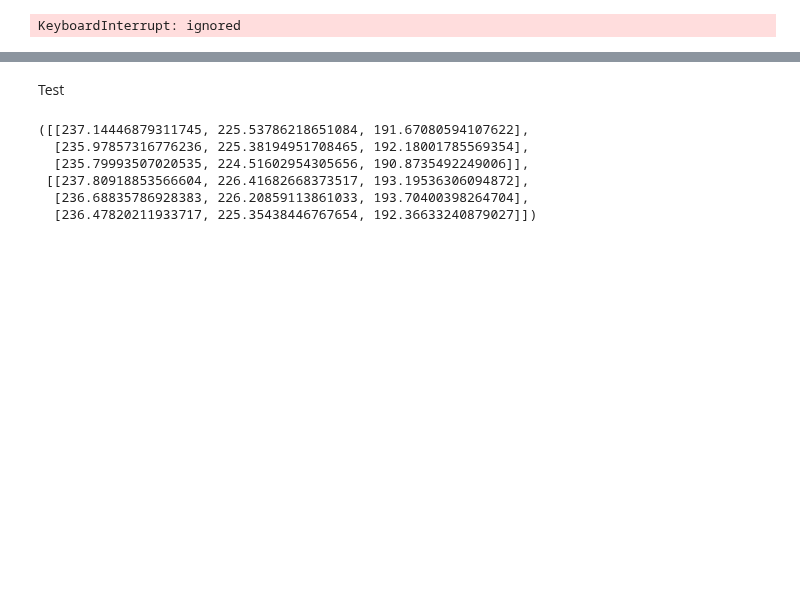
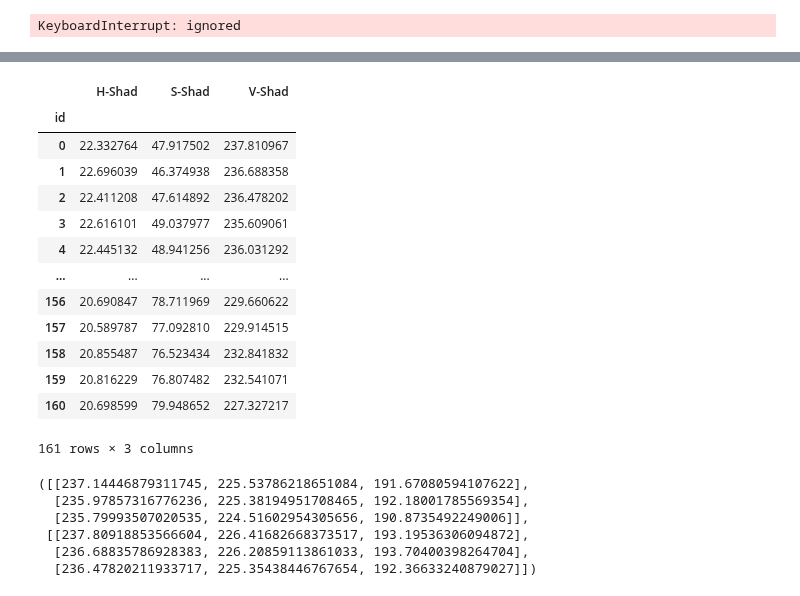
Before and after one commit to waraporn19/Project_2021_matchingcolor, a Jupyter notebook: P1A0.ipynb, the cells around one changed output, grey strips where cells are left out. Cells and saved outputs as stored; diff of their text form; code cells hidden in the pictures; blank space fills up the shorter version.

```diff
--- a/P1A0.ipynb
+++ b/P1A0.ipynb
@@ -270,4 +355,38 @@ S2
+# %%
+list_total22 = list()
+for img in A1_set1['ชื่อไฟล์ข้อมูล']:
+  S1_double = img
+  full_path_to_file2 = os.path.join(S1_double)
+  blob_service_client.get_blob_to_path('shadeimg', full_path_to_file2, full_path_to_file2)
+  imgS1_A1A1_1  = cv2.imread(S1_double) #HSV
+  S1HSV_imgA1A1_1= cv2.cvtColor(imgS1_A1A1_1, cv2.COLOR_BGR2HSV)
+  S1meanA1_2 = list()
+  for i in range(S1HSV_imgA1A1_1.shape[0]):
+     for j in range(S1HSV_imgA1A1_1.shape[1]):
+                if 1770<i<1880 and 2015<j<2145 :
+                  S1meanA1_2.append(S1HSV_imgA1A1_1[i][j])
+  S1meanA1_2 = np.array(S1meanA1_2)
+  S1hsvA1_2 = list()
+  for i in range(3):
+    S1hsvA1_2.append(S1meanA1_2[:,i].mean())
+  list_total22.append(S1hsvA1_2)
 # %%
 cols=['H-Shad', 'S-Shad' , 'V-Shad']
-S2=pd.DataFrame(list_total1,columns=cols)
-S2
+S22=pd.DataFrame(list_total22,columns=cols)
+S22.index.names=['id']
+S22
+# %% [output]
+|  | H-Shad | S-Shad | V-Shad |
+| id |  |  |  |
+| 0 | 22.332764 | 47.917502 | 237.810967 |
+| 1 | 22.696039 | 46.374938 | 236.688358 |
+| 2 | 22.411208 | 47.614892 | 236.478202 |
+| 3 | 22.616101 | 49.037977 | 235.609061 |
+| 4 | 22.445132 | 48.941256 | 236.031292 |
+| ... | ... | ... | ... |
+| 156 | 20.690847 | 78.711969 | 229.660622 |
+| 157 | 20.589787 | 77.092810 | 229.914515 |
+| 158 | 20.855487 | 76.523434 | 232.841832 |
+| 159 | 20.816229 | 76.807482 | 232.541071 |
+| 160 | 20.698599 | 79.948652 | 227.327217 |
+161 rows × 3 columns
@@ -302,5 +393,3 @@ S2
-# %% [markdown]
-Test
 # %%
 (columns=['R-ref', 'G-ref'])
 # %%
```
Also changed, not shown: parts of 16 cells of this notebook.
